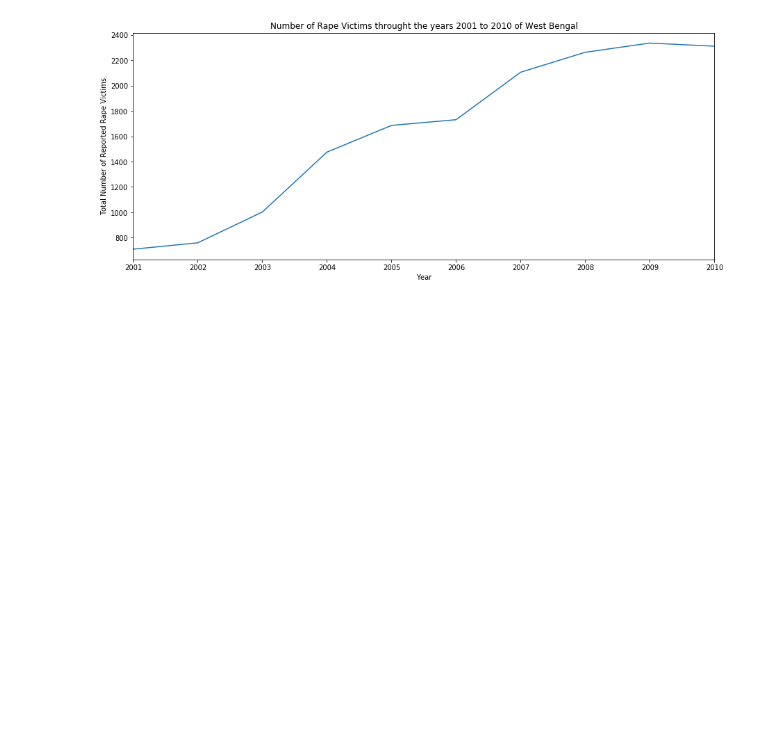
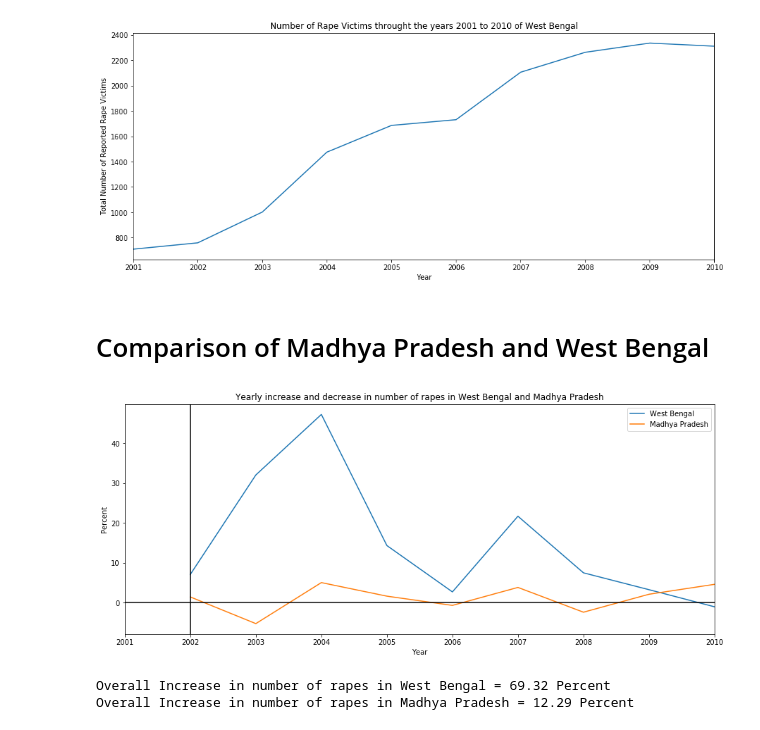
Before and after one commit to ManuMBhat/Crimes-in-India, a Jupyter notebook: Women safety.ipynb, the cells around one changed output. Cells and saved outputs as stored; diff of their text form; code cells hidden in the pictures; blank space fills up the shorter version.

```diff
--- a/Women safety.ipynb
+++ b/Women safety.ipynb
@@ -116,3 +116,28 @@ ax.set(xlabel = 'Year', ylabel = 'Total Number of Reported Rape Victims',
 plt.show()
 # %% [output]
 [figure]
+# %% [markdown]
+# Comparison  of Madhya Pradesh and West Bengal
+# %%
+plt.subplots(figsize = (15, 6))
+ax = (wb_rape_victims_by_year['Rape_Cases_Reported'].pct_change() * 100).plot(legend = True,
+                                                                              label = 'West Bengal')
+(MP_rape_victims_by_year['Rape_Cases_Reported'].pct_change() * 100).plot(ax = ax, legend = True,
+                                                                         label = 'Madhya Pradesh')
+ax.set(xlabel = 'Year', ylabel = 'Percent',
+       title = 'Yearly increase and decrease in number of rapes in West Bengal and Madhya Pradesh')
+ax.axhline(0, color = 'black')
+ax.axvline(2002, color = 'black')
+plt.show()
+print('Overall Increase in number of rapes in West Bengal =',
+      '{0:.2f}'.format(((wb_rape_victims_by_year.iloc[9]['Rape_Cases_Reported']
+                         - wb_rape_victims_by_year.iloc[0]['Rape_Cases_Reported'])
+                        /wb_rape_victims_by_year.iloc[9]['Rape_Cases_Reported']) * 100), 'Percent')
+print('Overall Increase in number of rapes in Madhya Pradesh =',
+      '{0:.2f}'.format(((MP_rape_victims_by_year.iloc[9]['Rape_Cases_Reported']
+                         - MP_rape_victims_by_year.iloc[0]['Rape_Cases_Reported'])
+                        /wb_rape_victims_by_year.iloc[9]['Rape_Cases_Reported']) * 100), 'Percent')
+# %% [output]
+[figure, added]
+Overall Increase in number of rapes in West Bengal = 69.32 Percent
+Overall Increase in number of rapes in Madhya Pradesh = 12.29 Percent
```
Also changed, not shown: parts of 1 cell of this notebook.
